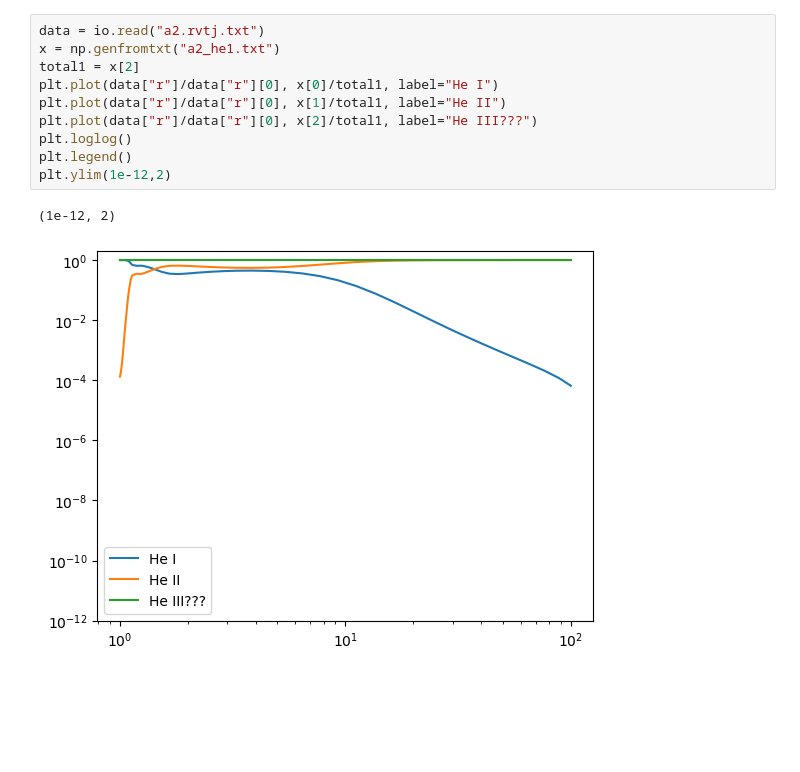
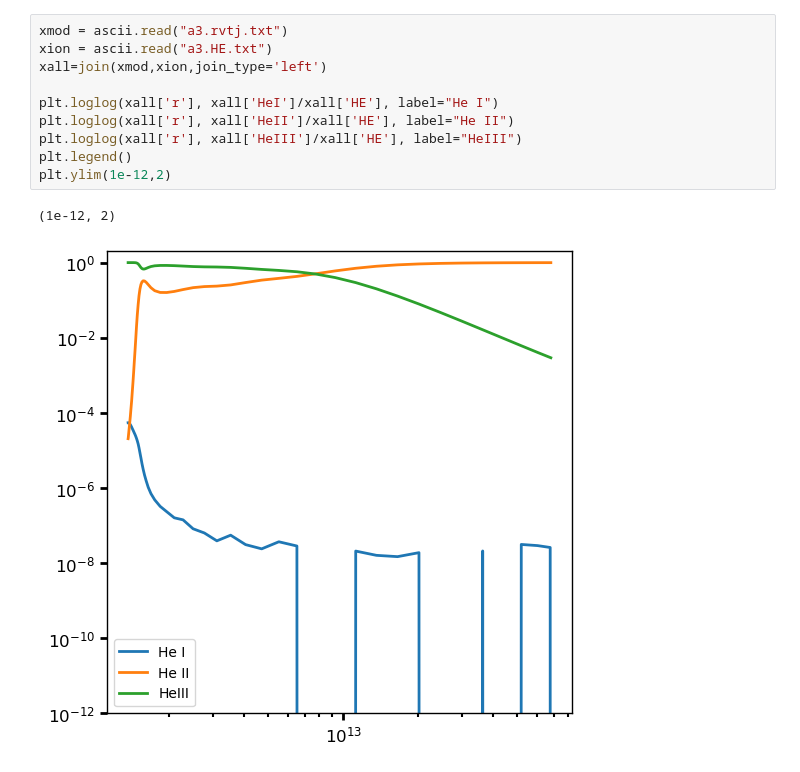
Before and after one commit to sirocco-rt/release-models, a Jupyter notebook: Details/cmfgen/cmfgen/GetIonDen.ipynb, the cells around one changed output. Drawn from its saved outputs; the diff is of its cells as text; blank space fills up the shorter version.

```diff
--- a/Details/cmfgen/cmfgen/GetIonDen.ipynb
+++ b/Details/cmfgen/cmfgen/GetIonDen.ipynb
@@ -177,13 +323,13 @@ plt.savefig("/Users/matthewsj/Downloads/nh-temp-cmfgen-kuro.png", dpi=200)
 # %%
-data = io.read("a2.rvtj.txt")
-x = np.genfromtxt("a2_he1.txt")
-total1 = x[2]
-plt.plot(data["r"]/data["r"][0], x[0]/total1, label="He I")
-plt.plot(data["r"]/data["r"][0], x[1]/total1, label="He II")
-plt.plot(data["r"]/data["r"][0], x[2]/total1, label="He III???")
-plt.loglog()
+xmod = ascii.read("a3.rvtj.txt")
+xion = ascii.read("a3.HE.txt")
+xall=join(xmod,xion,join_type='left')
+
+plt.loglog(xall['r'], xall['HeI']/xall['HE'], label="He I")
+plt.loglog(xall['r'], xall['HeII']/xall['HE'], label="He II")
+plt.loglog(xall['r'], xall['HeIII']/xall['HE'], label="HeIII")
 plt.legend()
 plt.ylim(1e-12,2)
 # %% [output]
 (1e-12, 2)
-[figure, old version]
+[figure, new version]
```
Also changed, not shown: parts of 24 cells of this notebook, 13 other files.
